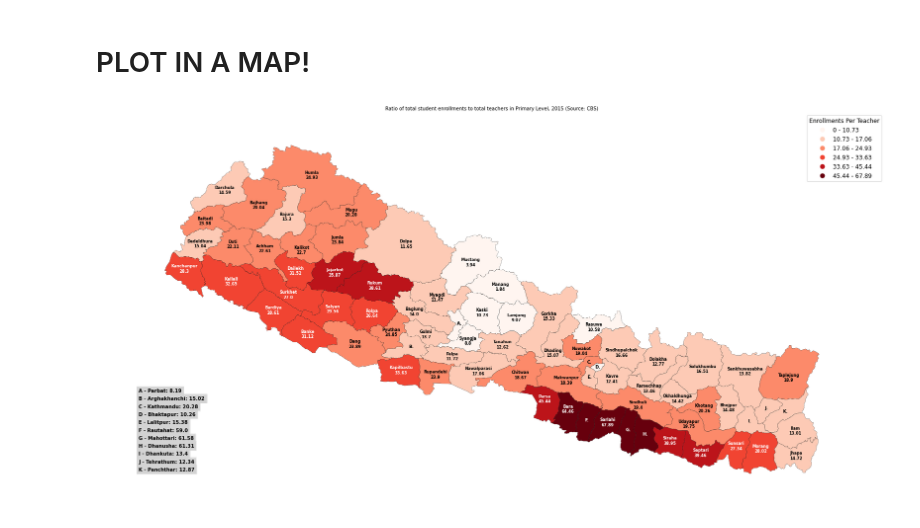
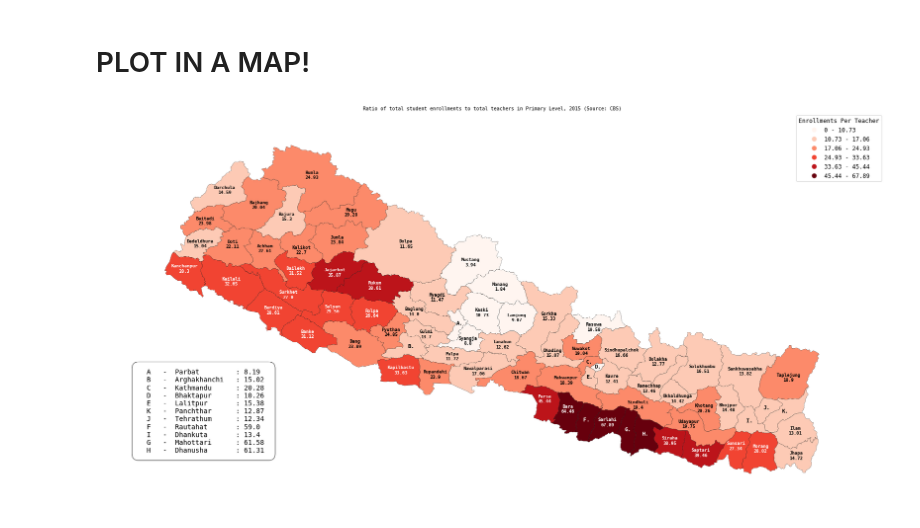
Before and after one commit to pratikluitel/AdventuresInGeoData, a Jupyter notebook: notebooks/SchoolEnrollment.ipynb, the cells around one changed output. Saved outputs shown, nothing was run; the diff lists cells and outputs as text; code cells hidden in the pictures.

Commit message:
changed how small district legend works, and font

```diff
--- a/notebooks/SchoolEnrollment.ipynb
+++ b/notebooks/SchoolEnrollment.ipynb
@@ -35,11 +35,8 @@ raw_teachers_secondary = pd.read_csv('../data/OpenDataNepal/NepalCBS/Education/T
 # we only need the year and district data
 year = '2015'
 
-enrollments_primary = raw_enrollments_primary.rename(columns={'District':'DISTRICT', year:'Enrollments'})[:-1]
-enrollments_primary = enrollments_primary[['DISTRICT','Enrollments']]
-
-teachers_primary = raw_teachers_primary.rename(columns={'Region/District':'DISTRICT', year:'Teachers'})[:-1]
-teachers_primary = teachers_primary[['DISTRICT','Teachers']]
+enrollments_primary = raw_enrollments_primary[['District', year]].rename(columns={'District':'DISTRICT', year:'Enrollments'})[:-1]
+teachers_primary = raw_teachers_primary[['Region/District', year]].rename(columns={'Region/District':'DISTRICT', year:'Teachers'})[:-1]
 
 # calculate the composite measure in a new frame, and add it to the geo data
 prelem_ratio_dataframe = pd.merge(enrollments_primary, teachers_primary, how='inner', on='DISTRICT')
@@ -49,28 +46,60 @@ prelem_ratio_dataframe['ratio'] = round(prelem_ratio_dataframe['Enrollments']/pr
 prelem_ratio_dataframe['DISTRICT'] = prelem_ratio_dataframe['DISTRICT'].str.upper()
 
 final_ratio_data = map_data.merge(prelem_ratio_dataframe, how='inner', on='DISTRICT')
+# %%
+# Handling small districts and the values needed for their labelling
+
+small_districts = ('PARBAT','ARGHAKHANCHI', 'KATHMANDU', 'BHAKTAPUR', 'LALITPUR','RAUTAHAT',
+                            'MAHOTTARI', 'DHANUSHA', 'DHANKUTA', 'TEHRATHUM', 'PANCHTHAR')
+
+small_districts_label_dict = {}
+small_districts_legends = []
+
+for (district, ratio) in final_ratio_data[['DISTRICT','ratio']].to_records(index=False):
+    if district in small_districts:
+        ann_number = small_districts.index(district)
+
+        # converting the number to a representation of captial text i.e. 1->A, 2->B, etc.
+        text = f'{chr(ann_number+97).upper()}.'
+
+        small_districts_label_dict[district] = text
+        small_districts_legends.append(f'{text[:-1].center(5)} -  {district.title().ljust(15)}: {str(ratio).ljust(5)} ')
 # %% [markdown]
 # PLOT IN A MAP!
 # %%
 scheme = mc.FisherJenks(final_ratio_data['ratio'], k=6)
 
+plt.rcParams['font.family'] = 'monospace'
 # currently does not work well for other non default projections like gcrs.AlbersEqualArea()
 ax = gplt.choropleth(
     final_ratio_data, figsize=figsize,
     hue='ratio',
     cmap='Reds', linewidth=0.3,
     legend_kwargs={"loc":"best",
                     "fontsize": "large",
                     "title":"Enrollments Per Teacher",
                     "title_fontsize":"large"},
     legend=True, scheme=scheme
 )
 
-# apply labels to every district so they appear on map
-final_ratio_data.apply(utils.annotate_polygons(ax, annotation_field='DISTRICT', annotation_value_field='ratio',
-                                            threshold=24.94), axis=1)
+# apply annotation to every district so they appear on map
+annotation_args = {
+    'annotation_field' : 'DISTRICT',
+    'annotation_value_field' : 'ratio',
+    'small_polygon_map' : small_districts_label_dict,
+    'threshold' :24.94
+}
+
+final_ratio_data.apply(utils.annotate_polygons(ax, **annotation_args), axis=1)
+
+small_districts_legends_str = '\n'.join(small_districts_legends)
+props = dict(boxstyle='round', facecolor='white', alpha=0.8, pad = 1)
+
+# place a text box for small district legend
+ax.text(0.05, 0.35, small_districts_legends_str, transform=ax.transAxes, fontsize=14,
+        verticalalignment='top', bbox=props)
 
 plt.title("Ratio of total student enrollments to total teachers in Primary Level, 2015 (Source: CBS)", fontdict={"fontsize": 10}, pad=5)
 plt.savefig('../visualizations/PrimaryStudentTeacher.svg', bbox_inches='tight')
 # %% [output]
-[figure, old version]
+[figure, new version]
```
Also changed, not shown: 1 other file.
